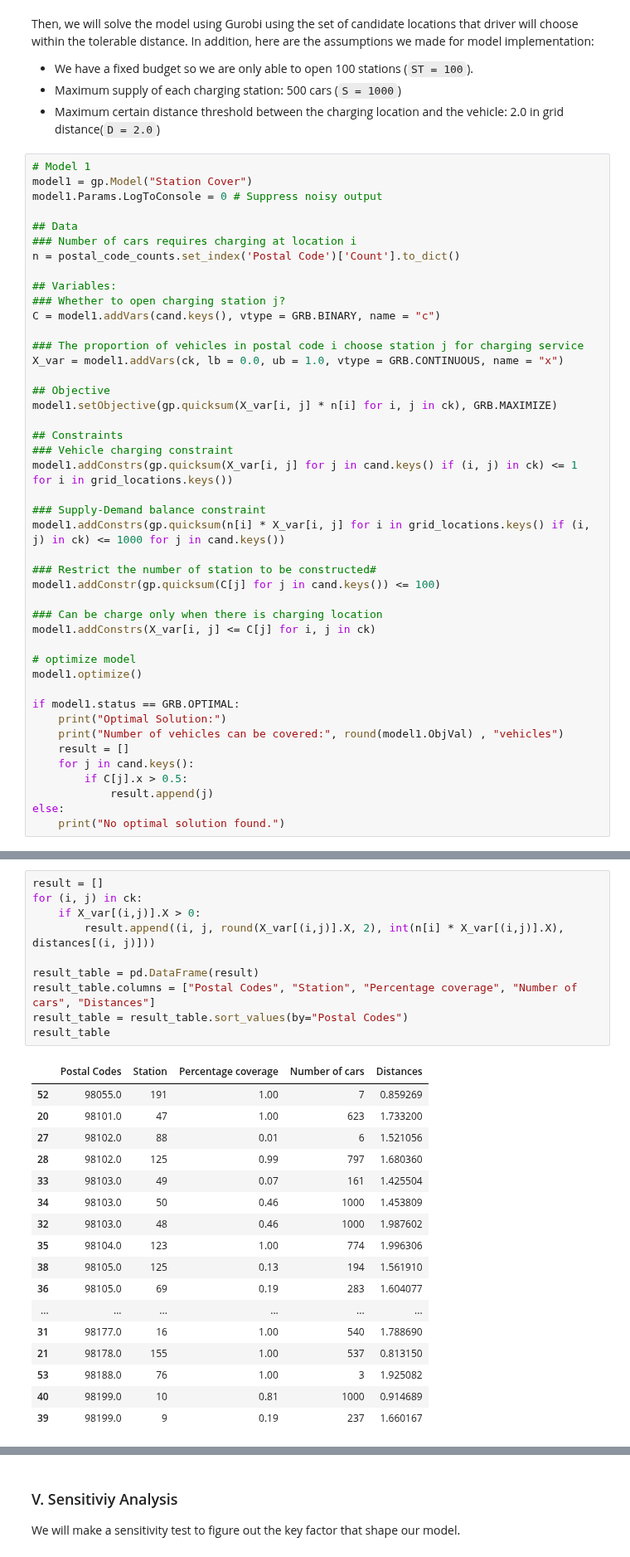
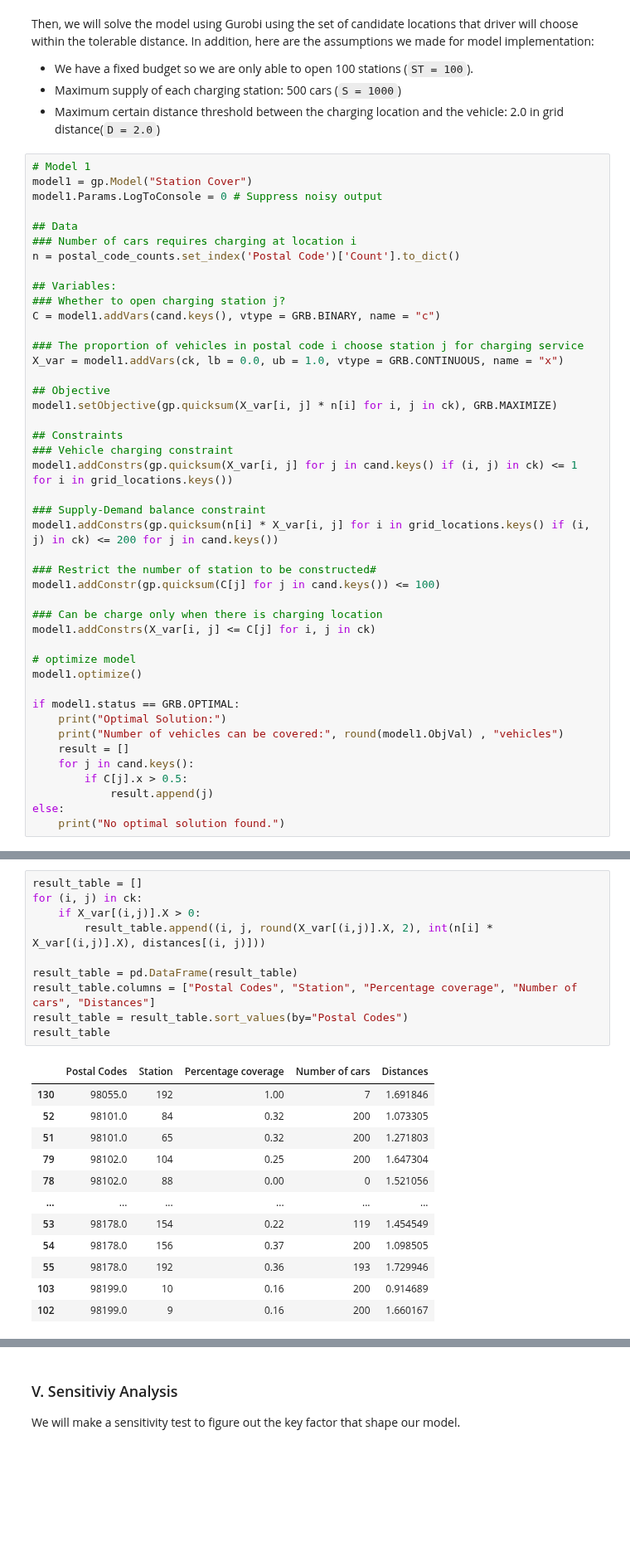
Before and after one commit to lqminhhh/Charging-Location-Optimization, a Jupyter notebook: Final.ipynb, the cells around one changed output, grey strips where cells are left out. Shown at 83% size. Cells and saved outputs as stored; diff of their text form; blank space fills up the shorter version.

```diff
--- a/Final.ipynb
+++ b/Final.ipynb
@@ -286,7 +286,7 @@ model1.setObjective(gp.quicksum(X_var[i, j] * n[i] for i, j in ck), GRB.MAXIMIZE
 model1.addConstrs(gp.quicksum(X_var[i, j] for j in cand.keys() if (i, j) in ck) <= 1 for i in grid_locations.keys())
 
 ### Supply-Demand balance constraint
-model1.addConstrs(gp.quicksum(n[i] * X_var[i, j] for i in grid_locations.keys() if (i, j) in ck) <= 1000 for j in cand.keys())
+model1.addConstrs(gp.quicksum(n[i] * X_var[i, j] for i in grid_locations.keys() if (i, j) in ck) <= 200 for j in cand.keys())
 
 ### Restrict the number of station to be constructed#
 model1.addConstr(gp.quicksum(C[j] for j in cand.keys()) <= 100)
@@ -340,28 +342,23 @@ plt.show()
 # %%
-result = []
+result_table = []
 for (i, j) in ck:
     if X_var[(i,j)].X > 0:
-        result.append((i, j, round(X_var[(i,j)].X, 2), int(n[i] * X_var[(i,j)].X), distances[(i, j)]))
+        result_table.append((i, j, round(X_var[(i,j)].X, 2), int(n[i] * X_var[(i,j)].X), distances[(i, j)]))
 
-result_table = pd.DataFrame(result)
+result_table = pd.DataFrame(result_table)
 result_table.columns = ["Postal Codes", "Station", "Percentage coverage", "Number of cars", "Distances"]
 result_table = result_table.sort_values(by="Postal Codes")
 result_table
 # %% [output]
 |  | Postal Codes | Station | Percentage coverage | Number of cars | Distances |
-| 52 | 98055.0 | 191 | 1.00 | 7 | 0.859269 |
-| 20 | 98101.0 | 47 | 1.00 | 623 | 1.733200 |
-| 27 | 98102.0 | 88 | 0.01 | 6 | 1.521056 |
-| 28 | 98102.0 | 125 | 0.99 | 797 | 1.680360 |
-| 33 | 98103.0 | 49 | 0.07 | 161 | 1.425504 |
-| 34 | 98103.0 | 50 | 0.46 | 1000 | 1.453809 |
-| 32 | 98103.0 | 48 | 0.46 | 1000 | 1.987602 |
-| 35 | 98104.0 | 123 | 1.00 | 774 | 1.996306 |
-| 38 | 98105.0 | 125 | 0.13 | 194 | 1.561910 |
-| 36 | 98105.0 | 69 | 0.19 | 283 | 1.604077 |
+| 130 | 98055.0 | 192 | 1.00 | 7 | 1.691846 |
+| 52 | 98101.0 | 84 | 0.32 | 200 | 1.073305 |
+| 51 | 98101.0 | 65 | 0.32 | 200 | 1.271803 |
+| 79 | 98102.0 | 104 | 0.25 | 200 | 1.647304 |
+| 78 | 98102.0 | 88 | 0.00 | 0 | 1.521056 |
 | ... | ... | ... | ... | ... | ... |
-| 31 | 98177.0 | 16 | 1.00 | 540 | 1.788690 |
-| 21 | 98178.0 | 155 | 1.00 | 537 | 0.813150 |
-| 53 | 98188.0 | 76 | 1.00 | 3 | 1.925082 |
-| 40 | 98199.0 | 10 | 0.81 | 1000 | 0.914689 |
-| 39 | 98199.0 | 9 | 0.19 | 237 | 1.660167 |
+| 53 | 98178.0 | 154 | 0.22 | 119 | 1.454549 |
+| 54 | 98178.0 | 156 | 0.37 | 200 | 1.098505 |
+| 55 | 98178.0 | 192 | 0.36 | 193 | 1.729946 |
+| 103 | 98199.0 | 10 | 0.16 | 200 | 0.914689 |
+| 102 | 98199.0 | 9 | 0.16 | 200 | 1.660167 |
```
Also changed, not shown: parts of 9 cells of this notebook.
